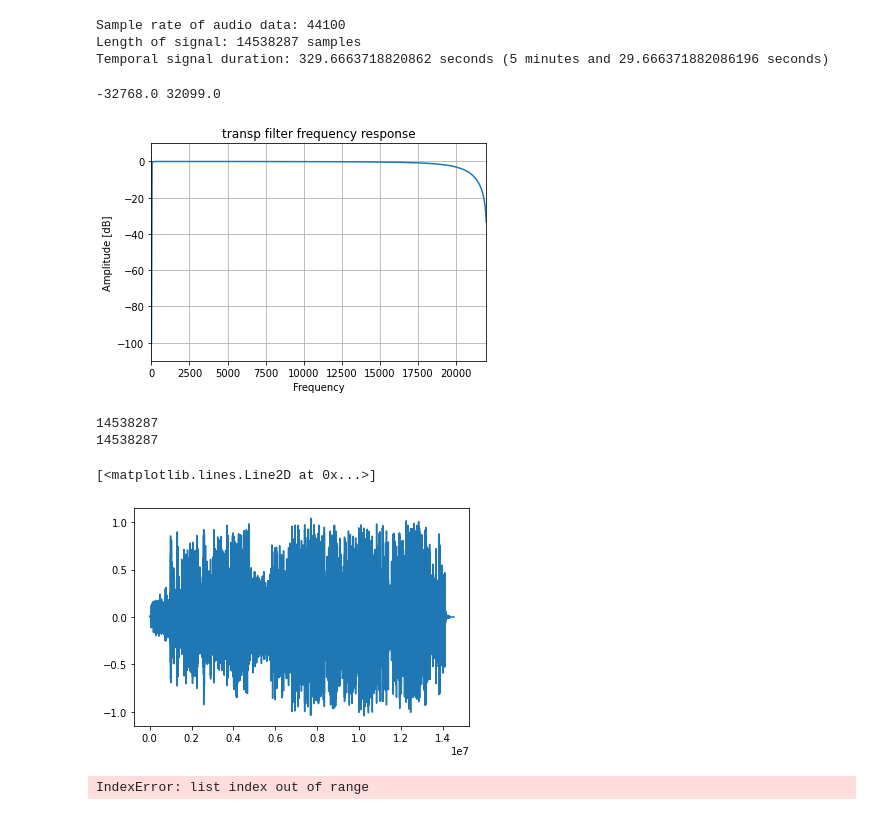
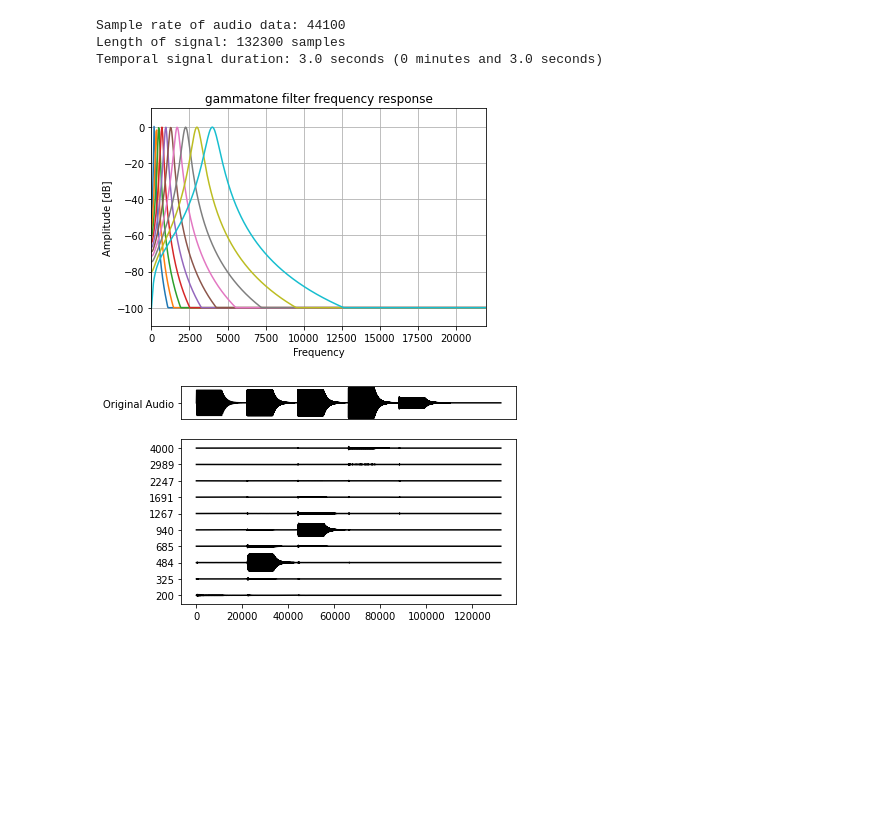
Before and after one commit to rnatarajan98/Cochlea_Modelling, a Jupyter notebook: main.ipynb, the cells around one changed output. Cells and saved outputs as stored; diff of their text form; code cells hidden in the pictures; blank space fills up the shorter version.

Commit message:
Changed audio file to clean sinusoids, encapsulated IHC into class

```diff
--- a/main.ipynb
+++ b/main.ipynb
@@ -13,7 +14,9 @@ from cochlea import cochlea
 # %%
 # Load Data
 
-samplerate, data = wavfile.read('audio.wav')
+#samplerate, data = wavfile.read('audio.wav')
+samplerate, data = wavfile.read('sinusoids.wav')
+
 
 # Discard single channel as we model only one ear in this case
 audio = np.array(data[:, 0], dtype=float)
@@ -26,13 +29,11 @@ print("Temporal signal duration: {} seconds ({} minutes and {} seconds)"
       .format(nt/samplerate, int((nt/samplerate)//60), (nt/samplerate)%60))
 # %% [output]
 Sample rate of audio data: 44100
-Length of signal: 14538287 samples
-Temporal signal duration: 329.6663718820862 seconds (5 minutes and 29.666371882086196 seconds)
+Length of signal: 132300 samples
+Temporal signal duration: 3.0 seconds (0 minutes and 3.0 seconds)
 # %%
 #Rescale signal between -1 and 1
-audio = tools.rescale(audio, -1, 1)
+audio = tools.rescale(audio, (-1, 1))
-# %% [output]
--32768.0 32099.0
 # %%
 # # Plot signal in the time domain
 # plt.figure(figsize=(10, 5))
@@ -82,37 +83,40 @@ audio = tools.rescale(audio, -1, 1)
 
 model = cochlea()
 model.set_input(audio, samplerate)
-# %%
-# Generate gammatone basilar membrane filterbank
-flims = [200, 4000]
-nfilt = 10
-
-#possible basilar membrane filter types:
-# gammatone
-# transp
-model.set_BM('transp', flims, nfilt)
-# %%
-#Plot filters
-model.visualise_filters()
-# %% [output]
-[figure, removed]
+# %%
+# Generate gammatone basilar membrane filterbank
+flims = [200, 4000]
+nfilt = 10
+
+#possible basilar membrane filter types:
+# gammatone
+# transp
+model.set_BM('gammatone', flims, nfilt)
+# %%
+#Plot filters
+model.visualise_filters()
+# %% [output]
+[figure, added]
 # %%
 # Filter signal using each band in filterbank (basilar membrane stage 1)
 model.filter_bm()
-signal_bm = [band['signal_bm'] for band in model.bm['bands'].values()]
 
-print(len(signal_bm[0]))
-print(len(audio))
-plt.plot(signal_bm[0])
-#plt.plot(audio)
+gs = gridspec.GridSpec(2, 1,height_ratios=[2,nfilt])
+ax_audio = plt.subplot(gs[0])
+ax_audio.plot(audio, color='k')
+ax_audio.set_xticks([])
+ax_audio.set_yticks([0])
+ax_audio.set_yticklabels(['Original Audio'])
+
+ax_bm = plt.subplot(gs[1])
+model.plot_signal('signal_bm', ax_bm)
 # %% [output]
-14538287
-14538287
-[<matplotlib.lines.Line2D at 0x...>]
-[figure, old version]
+[figure, new version]
 # %%
 # Filter each band using IHC lowpass and half wave rectification (IHC stage 2)
-sig_ihc = model.filter_ihc()
+sig_ihc = model.set_ihc()
+model.ihc.add_halfwave()
+model.ihc.add_lowpass(samplerate)
+
+model.filter_ihc()
-# %% [output]
-IndexError: list index out of range
 # %%
```
Also changed, not shown: parts of 4 cells of this notebook, 5 other files.
